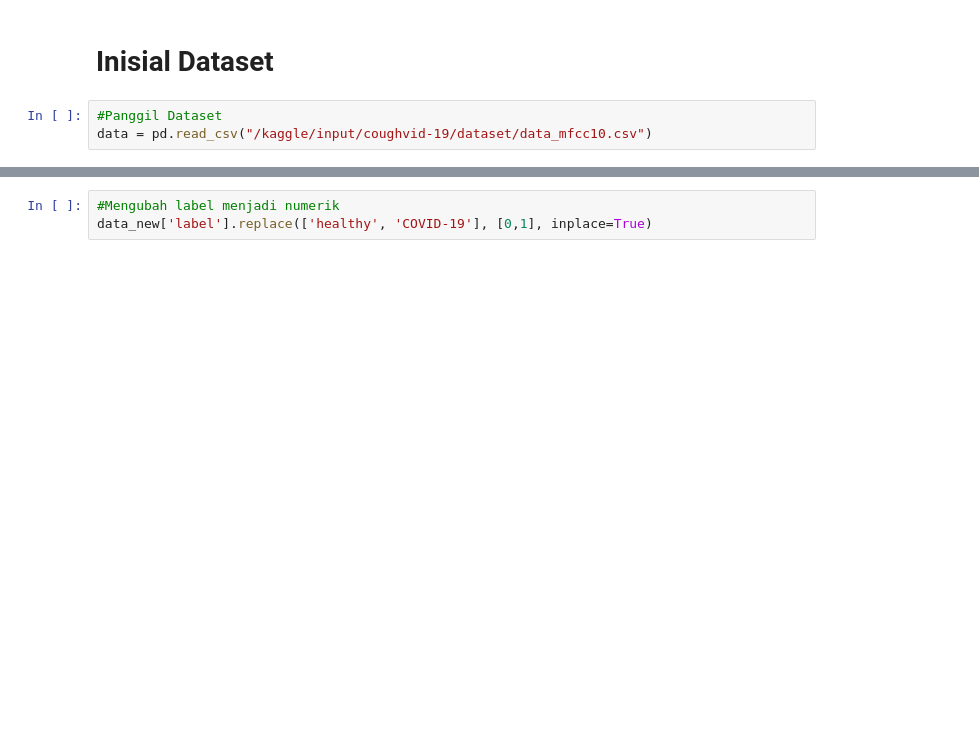
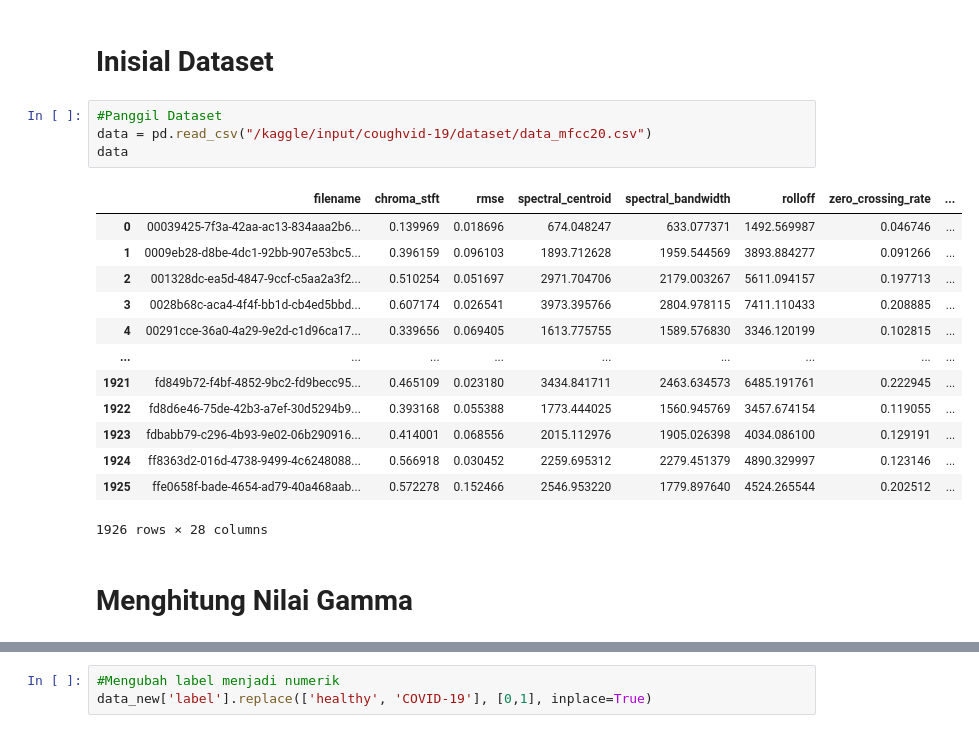
Before and after one commit to meftahmafazy/audio-covid19-research, a Jupyter notebook: classification.ipynb, the cells around one changed output, grey strips where cells are left out. Saved outputs shown, nothing was run; the diff lists cells and outputs as text; blank space fills up the shorter version.

Commit message:
Kaggle Notebook | Classification | Version 21

```diff
--- a/classification.ipynb
+++ b/classification.ipynb
@@ -42,4 +42,21 @@ from tqdm import tqdm
 # Inisial Dataset
 # %%
 #Panggil Dataset
-data = pd.read_csv("/kaggle/input/coughvid-19/dataset/data_mfcc10.csv")
+data = pd.read_csv("/kaggle/input/coughvid-19/dataset/data_mfcc20.csv")
+data
+# %% [output]
+|  | filename | chroma_stft | rmse | spectral_centroid | spectral_bandwidth | rolloff | zero_crossing_rate | ... |
+| 0 | 00039425-7f3a-42aa-ac13-834aaa2b6... | 0.139969 | 0.018696 | 674.048247 | 633.077371 | 1492.569987 | 0.046746 | ... |
+| 1 | 0009eb28-d8be-4dc1-92bb-907e53bc5... | 0.396159 | 0.096103 | 1893.712628 | 1959.544569 | 3893.884277 | 0.091266 | ... |
+| 2 | 001328dc-ea5d-4847-9ccf-c5aa2a3f2... | 0.510254 | 0.051697 | 2971.704706 | 2179.003267 | 5611.094157 | 0.197713 | ... |
+| 3 | 0028b68c-aca4-4f4f-bb1d-cb4ed5bbd... | 0.607174 | 0.026541 | 3973.395766 | 2804.978115 | 7411.110433 | 0.208885 | ... |
+| 4 | 00291cce-36a0-4a29-9e2d-c1d96ca17... | 0.339656 | 0.069405 | 1613.775755 | 1589.576830 | 3346.120199 | 0.102815 | ... |
+| ... | ... | ... | ... | ... | ... | ... | ... | ... |
+| 1921 | fd849b72-f4bf-4852-9bc2-fd9becc95... | 0.465109 | 0.023180 | 3434.841711 | 2463.634573 | 6485.191761 | 0.222945 | ... |
+| 1922 | fd8d6e46-75de-42b3-a7ef-30d5294b9... | 0.393168 | 0.055388 | 1773.444025 | 1560.945769 | 3457.674154 | 0.119055 | ... |
+| 1923 | fdbabb79-c296-4b93-9e02-06b290916... | 0.414001 | 0.068556 | 2015.112976 | 1905.026398 | 4034.086100 | 0.129191 | ... |
+| 1924 | ff8363d2-016d-4738-9499-4c6248088... | 0.566918 | 0.030452 | 2259.695312 | 2279.451379 | 4890.329997 | 0.123146 | ... |
+| 1925 | ffe0658f-bade-4654-ad79-40a468aab... | 0.572278 | 0.152466 | 2546.953220 | 1779.897640 | 4524.265544 | 0.202512 | ... |
+1926 rows × 28 columns
+# %% [markdown]
+# Menghitung Nilai Gamma
```
Also changed, not shown: parts of 8 cells of this notebook.
